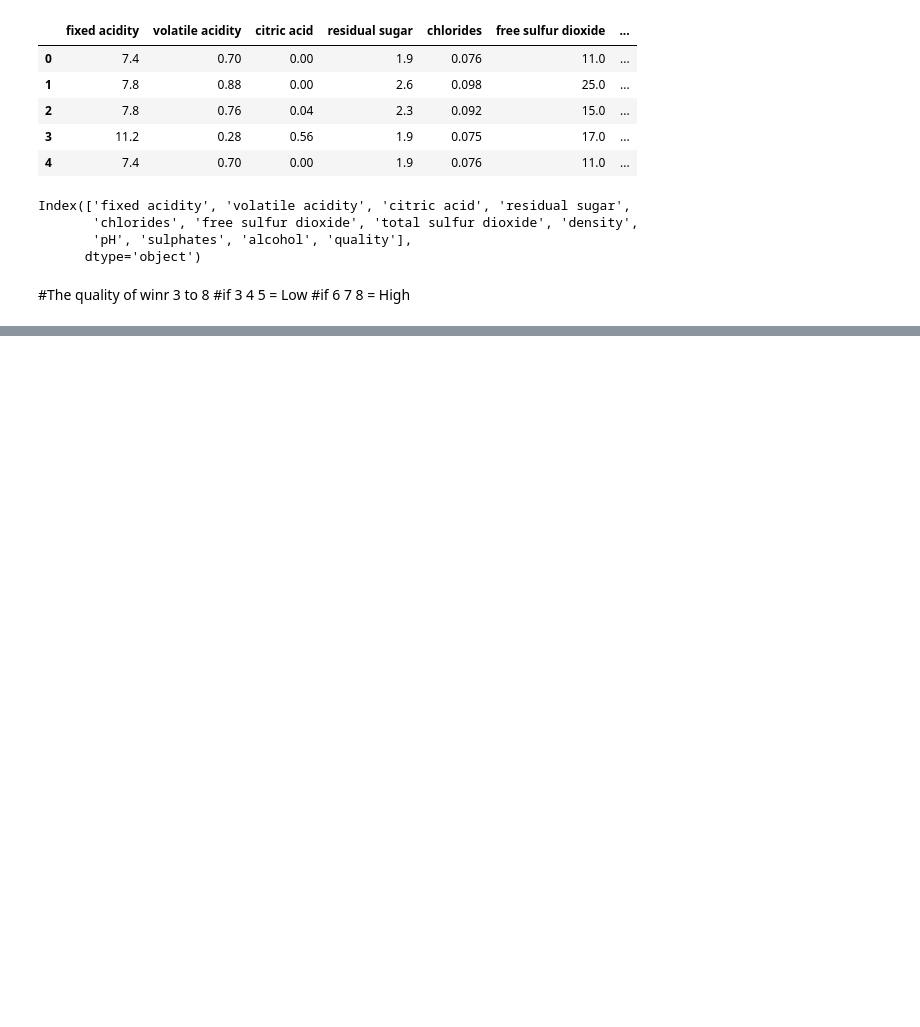
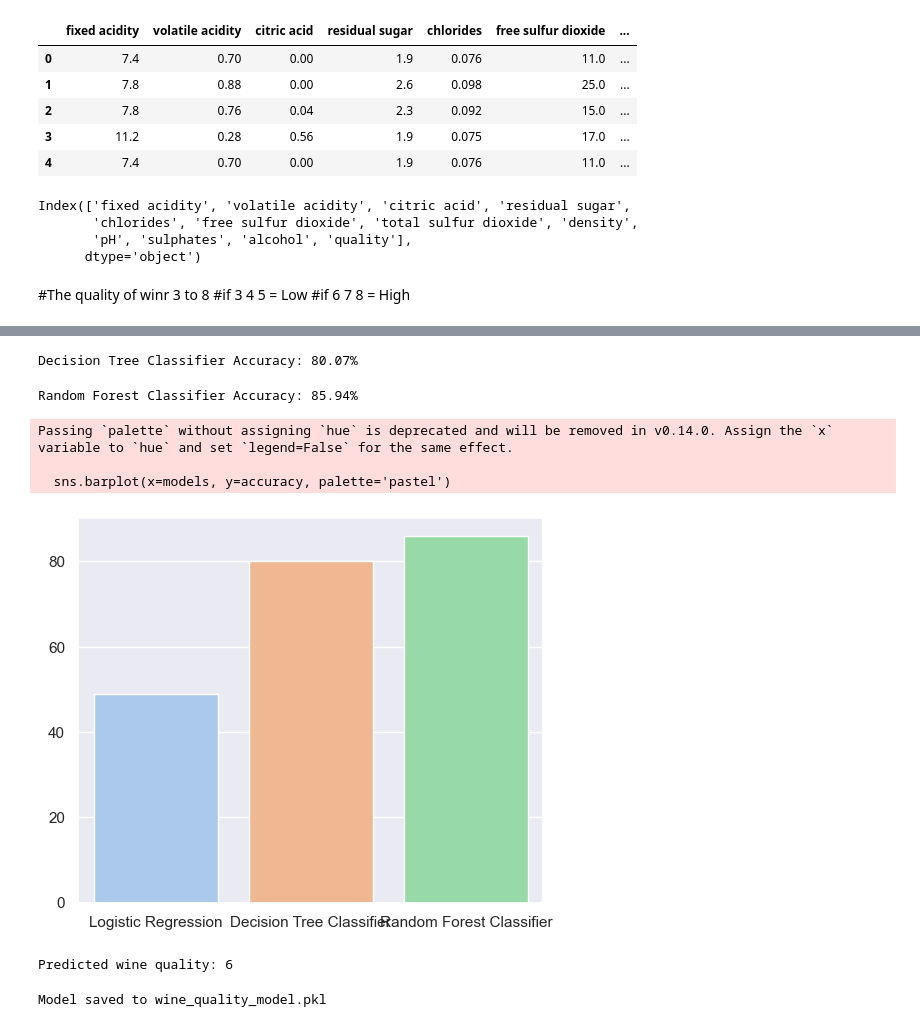
Before and after one commit to Hrishi93/KIET_Wine_Quality, a Jupyter notebook: wine_class.ipynb, the cells around one changed output, grey strips where cells are left out. Cells and saved outputs as stored; diff of their text form; code cells hidden in the pictures; blank space fills up the shorter version.

```diff
--- a/wine_class.ipynb
+++ b/wine_class.ipynb
@@ -27,0 +160,16 @@ Index(['fixed acidity', 'volatile acidity', 'citric acid', 'residual sugar',
+# %%
+#clssify function
+from sklearn.model_selection import train_test_split , cross_val_score
+
+def classify(model, X, y):
+    X_train, X_test, y_train, y_test = train_test_split(X, y, test_size=0.2, random_state=42)
+    model.fit(X_train, y_train)
+
+    return model.score(X_test, y_test) * 100
+# %%
+#Logistic Regression
+from sklearn.linear_model import LogisticRegression
+
+model = LogisticRegression()
+accuracy_lr = classify(model, X, y)
+print("Logistic Regression Accuracy: {:.2f}%".format(accuracy_lr))
@@ -27,0 +186,58 @@ Index(['fixed acidity', 'volatile acidity', 'citric acid', 'residual sugar',
+# %%
+#Decision Tree Classifier
+from sklearn.tree import DecisionTreeClassifier
+model = DecisionTreeClassifier()
+accuracy_dtc = classify(model, X, y)
+print("Decision Tree Classifier Accuracy: {:.2f}%".format(accuracy_dtc))
+# %% [output]
+Decision Tree Classifier Accuracy: 80.07%
+# %%
+#random Forest Classifier
+from sklearn.ensemble import RandomForestClassifier
+model = RandomForestClassifier()
+accuracy_rfc = classify(model, X, y)
+print("Random Forest Classifier Accuracy: {:.2f}%".format(accuracy_rfc))
+# %% [output]
+Random Forest Classifier Accuracy: 85.94%
+# %%
+#Ploting the accuracy of all models
+models = ['Logistic Regression', 'Decision Tree Classifier', 'Random Forest Classifier']
+accuracy = [accuracy_lr, accuracy_dtc, accuracy_rfc]
+plt.figure(figsize=(6,5))
+sns.barplot(x=models, y=accuracy, palette='pastel')
+plt.show()
+# %% [output]
+Passing `palette` without assigning `hue` is deprecated and will be removed in v0.14.0. Assign the `x` variable to `hue` and set `legend=False` for the same effect.
+
+  sns.barplot(x=models, y=accuracy, palette='pastel')
+[figure, added]
+# %%
+#Predict the quality of wine
+#inserting new data
+model = RandomForestClassifier()
+model.fit(X, y)
+
+sample_data = (7.9,
+               0.35,
+               0.46,
+               3.6,
+               0.078,
+               15,
+               37,
+               0.9973,
+               3.35,
+               0.86,
+               12.8)
+sample_data = np.array(sample_data).reshape(1,-1)
+prediction = model.predict(sample_data)
+print("Predicted wine quality:", prediction[0])
+# %% [output]
+Predicted wine quality: 6
+# %%
+#Create Pickle file
+import pickle
+with open('wine_quality_model.pkl', 'wb') as f:
+    pickle.dump(model, f)
+    print("Model saved to wine_quality_model.pkl")
+# %% [output]
+Model saved to wine_quality_model.pkl
```
Also changed, not shown: parts of 13 cells of this notebook, 1 other file.
